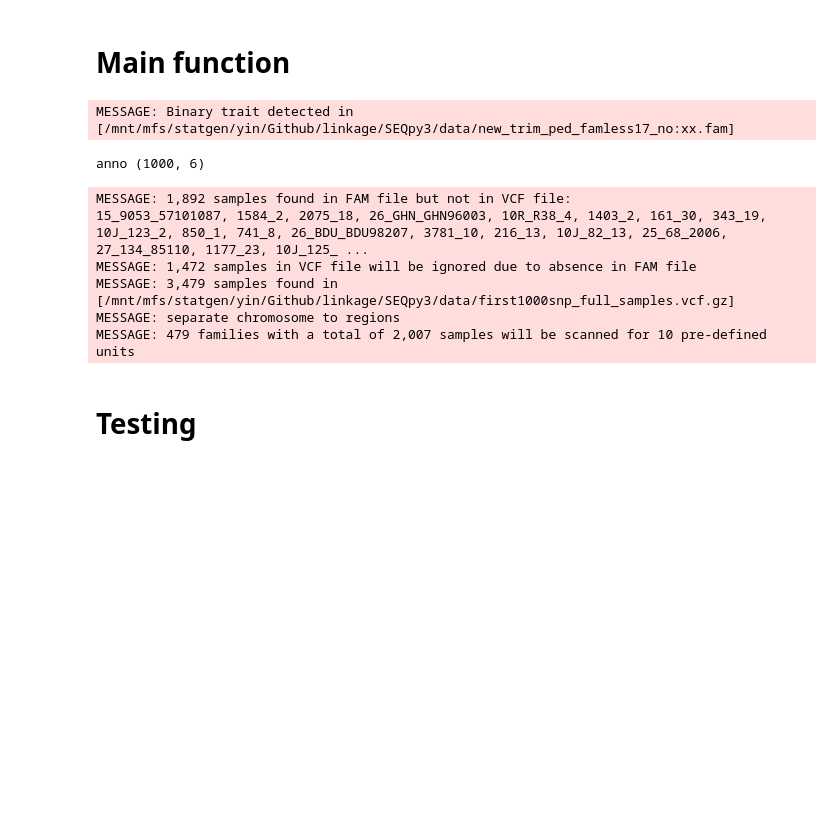
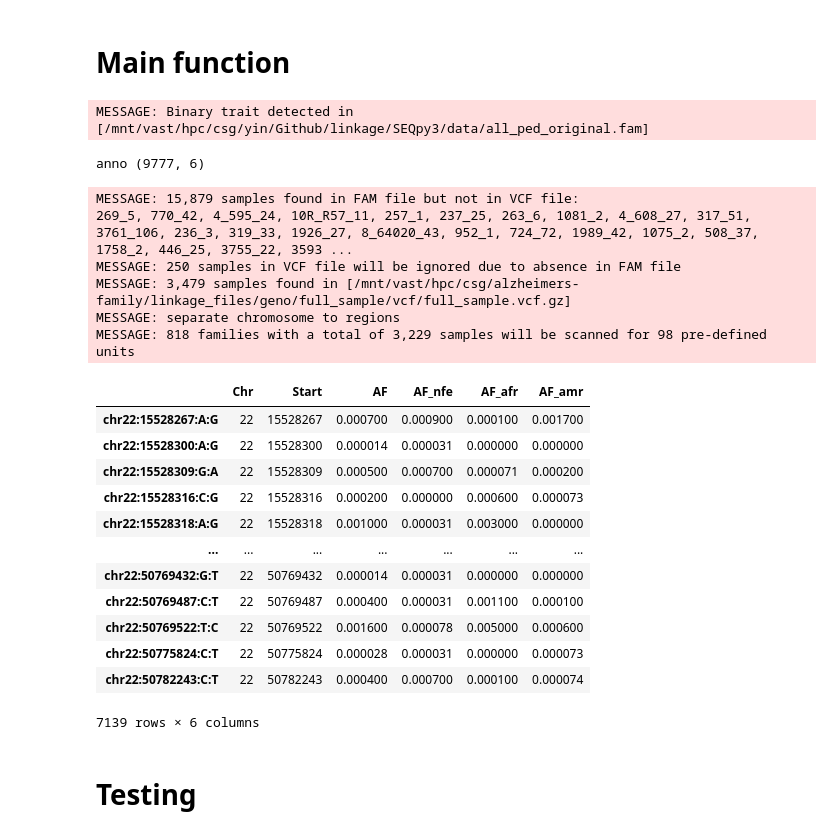
Before and after one commit to gaow/SEQLinkage, a Jupyter notebook: nbs/00_Core.ipynb, the cells around one changed output. Cells and saved outputs as stored; diff of their text form; code cells hidden in the pictures; blank space fills up the shorter version.

```diff
--- a/nbs/00_Core.ipynb
+++ b/nbs/00_Core.ipynb
@@ -55,3 +55,5 @@ args = Args().parser.parse_args('--bin 1 --fam ../data/new_trim_ped_famless17_no
+# %%
+args = Args().parser.parse_args('--bin 1 --fam ../data/all_ped_original.fam --blueprint ~/.SEQLinkage/genemap.hg38.txt --vcf /mnt/vast/hpc/csg/alzheimers-family/linkage_files/geno/full_sample/vcf/full_sample.vcf.gz --anno ../data/annotation/EFIGA_NIALOAD_chr22.hg38.hg38_multianno.csv --pop ../data/full_sample_fam_pop.txt -f MERLIN MEGA2 PLINK LINKAGE --build hg38 --freq AF -o data/mwechr19data -K 0.001 --moi AD -W 0 -M 1 --run-linkage -j 8'.split())
 # %%
 args
 # %% [output]
@@ -87,7 +89,7 @@ else:
 # %%
 #export
 class RData(dict):
-    def __init__(self, vcf, tfam,anno_file=None,fam_pop_file=None,ind_sample_file=None,allele_freq_info = None):
+    def __init__(self, vcf, tfam,anno_file=None,fam_pop_file=None,ind_sample_file=None,allele_freq_info = None,included_variant_file=None):
         # tfam.samples: a dict of {sid:[fid, pid, mid, sex, trait], ...}
         # tfam.families: a dict of {fid:[s1, s2 ...], ...}
         self.tfam = TFAMParser(tfam)
@@ -95,7 +97,7 @@ class RData(dict):
         self.af_info = allele_freq_info
         self.vs = self.load_vcf(vcf)
         self.fam_pop = self.load_fam_info(fam_pop_file)
-        self.anno = self.load_anno(anno_file)
+        self.anno = self.load_anno(anno_file,included_variant_file)
         self.samples_vcf = self.vs.GetSampleNames()
         self.samples_not_vcf = checkSamples(self.samples_vcf, self.tfam.samples.keys())[1]
         # samples have to be in both vcf and tfam data
@@ -140,17 +142,20 @@ class RData(dict):
     def load_vcf(self,vcf):
         # load VCF file header
         return cstatgen.VCFstream(vcf)
-    def load_anno(self,anno_file):
+    def load_anno(self,anno_file,included_variant_file=None):
         if anno_file is None:
             return None
         anno = pd.read_csv(anno_file)
         anno.index = list(anno.Otherinfo1)
         anno = anno[~anno.index.duplicated()]
+        if included_variant_file:
+            included_variants= pd.read_csv(included_variant_file)
+            anno = anno.loc[included_variants,:]
         tmp = anno[list(set(self.fam_pop.values()))]
-        tmp = tmp.replace('.',np.nan)  #Fixme: missing mafs
+        tmp = tmp.replace('.',np.nan)
         tmp = tmp.replace(0,np.nan)
         anno = pd.concat([anno[['Chr','Start']],tmp.astype(np.float64)],axis=1)
-        print('anno',anno.shape)
+        anno = anno.dropna()
         return anno
     def load_fam_info(self,fam_pop_file):
         if fam_pop_file is None:
@@ -1858,14 +1881,30 @@ env.jobs = max(min(args.jobs, len(regions)), 1)
 regions.extend([None] * env.jobs)
 queue = [] if env.jobs == 1 else Queue()
 # %% [output]
-MESSAGE: Binary trait detected in [/mnt/mfs/statgen/yin/Github/linkage/SEQpy3/data/new_trim_ped_famless17_no:xx.fam]
+MESSAGE: Binary trait detected in [/mnt/vast/hpc/csg/yin/Github/linkage/SEQpy3/data/all_ped_original.fam]
-anno (1000, 6)
+anno (9777, 6)
-MESSAGE: 1,892 samples found in FAM file but not in VCF file:
-15_9053_57101087, 1584_2, 2075_18, 26_GHN_GHN96003, 10R_R38_4, 1403_2, 161_30, 343_19, 10J_123_2, 850_1, 741_8, 26_BDU_BDU98207, 3781_10, 216_13, 10J_82_13, 25_68_2006, 27_134_85110, 1177_23, 10J_125_ ...
-MESSAGE: 1,472 samples in VCF file will be ignored due to absence in FAM file
-MESSAGE: 3,479 samples found in [/mnt/mfs/statgen/yin/Github/linkage/SEQpy3/data/first1000snp_full_samples.vcf.gz]
+MESSAGE: 15,879 samples found in FAM file but not in VCF file:
+269_5, 770_42, 4_595_24, 10R_R57_11, 257_1, 237_25, 263_6, 1081_2, 4_608_27, 317_51, 3761_106, 236_3, 319_33, 1926_27, 8_64020_43, 952_1, 724_72, 1989_42, 1075_2, 508_37, 1758_2, 446_25, 3755_22, 3593 ...
+MESSAGE: 250 samples in VCF file will be ignored due to absence in FAM file
+MESSAGE: 3,479 samples found in [/mnt/vast/hpc/csg/alzheimers-family/linkage_files/geno/full_sample/vcf/full_sample.vcf.gz]
 MESSAGE: separate chromosome to regions
-MESSAGE: 479 families with a total of 2,007 samples will be scanned for 10 pre-defined units
+MESSAGE: 818 families with a total of 3,229 samples will be scanned for 98 pre-defined units
+# %%
+data.anno.dropna()
+# %% [output]
+|  | Chr | Start | AF | AF_nfe | AF_afr | AF_amr |
+| chr22:15528267:A:G | 22 | 15528267 | 0.000700 | 0.000900 | 0.000100 | 0.001700 |
+| chr22:15528300:A:G | 22 | 15528300 | 0.000014 | 0.000031 | 0.000000 | 0.000000 |
+| chr22:15528309:G:A | 22 | 15528309 | 0.000500 | 0.000700 | 0.000071 | 0.000200 |
+| chr22:15528316:C:G | 22 | 15528316 | 0.000200 | 0.000000 | 0.000600 | 0.000073 |
+| chr22:15528318:A:G | 22 | 15528318 | 0.001000 | 0.000031 | 0.003000 | 0.000000 |
+| ... | ... | ... | ... | ... | ... | ... |
+| chr22:50769432:G:T | 22 | 50769432 | 0.000014 | 0.000031 | 0.000000 | 0.000000 |
+| chr22:50769487:C:T | 22 | 50769487 | 0.000400 | 0.000031 | 0.001100 | 0.000100 |
+| chr22:50769522:T:C | 22 | 50769522 | 0.001600 | 0.000078 | 0.005000 | 0.000600 |
+| chr22:50775824:C:T | 22 | 50775824 | 0.000028 | 0.000031 | 0.000000 | 0.000073 |
+| chr22:50782243:C:T | 22 | 50782243 | 0.000400 | 0.000700 | 0.000100 | 0.000074 |
+7139 rows × 6 columns
 # %% [markdown]
 # Testing
 # %%
```
Also changed, not shown: parts of 16 cells of this notebook, 13 other files.
